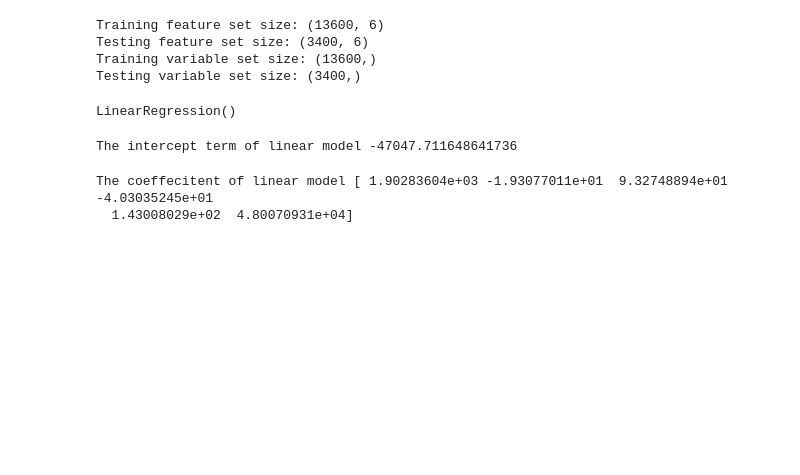
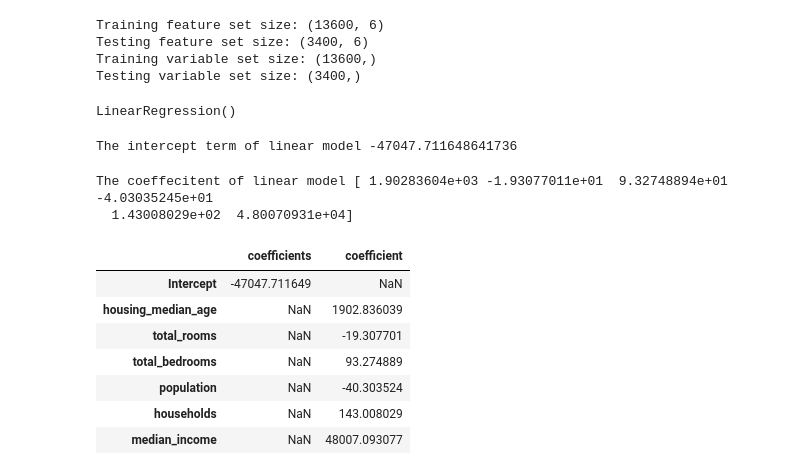
Before and after one commit to 2303A51296Hindu/AIML-2025, a Jupyter notebook: Lab4_AIML.ipynb, the cells around one changed output. Drawn from its saved outputs; the diff is of its cells as text; code cells hidden in the pictures; blank space fills up the shorter version.

```diff
--- a/Lab4_AIML.ipynb
+++ b/Lab4_AIML.ipynb
@@ -181,3 +178,18 @@ The coeffecitent of linear model [ 1.90283604e+03 -1.93077011e+01  9.32748894e+0
   1.43008029e+02  4.80070931e+04]
 # %%
 cdf=pd.DataFrame(data=lm.coef_,index=X.columns,columns=['coeffcients'])
+# %%
+idict = {'coefficients':lm.intercept_}
+idf = pd.DataFrame(data=idict,index=['Intercept'])
+cdf = pd.DataFrame(data=lm.coef_, index=X_train.columns,columns=["coefficient"])
+cdf = pd.concat([idf,cdf],axis=0)
+cdf
+# %% [output]
+|  | coefficients | coefficient |
+| Intercept | -47047.711649 | NaN |
+| housing_median_age | NaN | 1902.836039 |
+| total_rooms | NaN | -19.307701 |
+| total_bedrooms | NaN | 93.274889 |
+| population | NaN | -40.303524 |
+| households | NaN | 143.008029 |
+| median_income | NaN | 48007.093077 |
```
Also changed, not shown: parts of 1 cell of this notebook.
